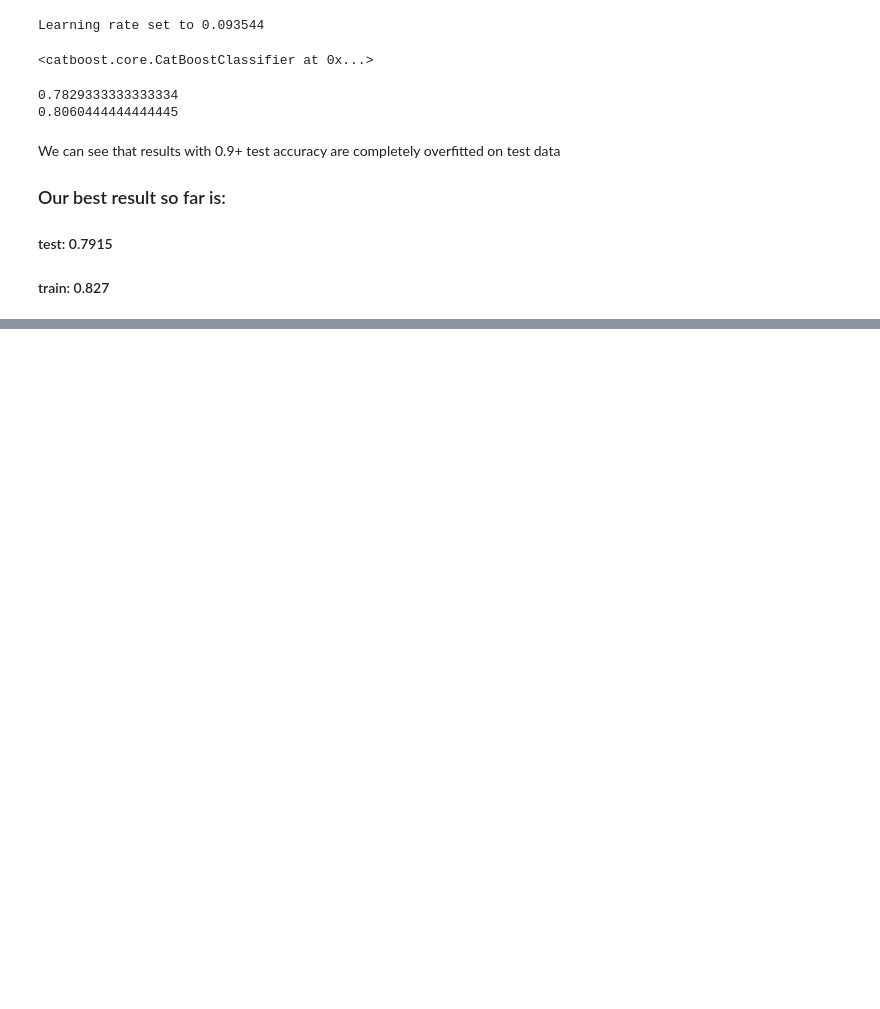
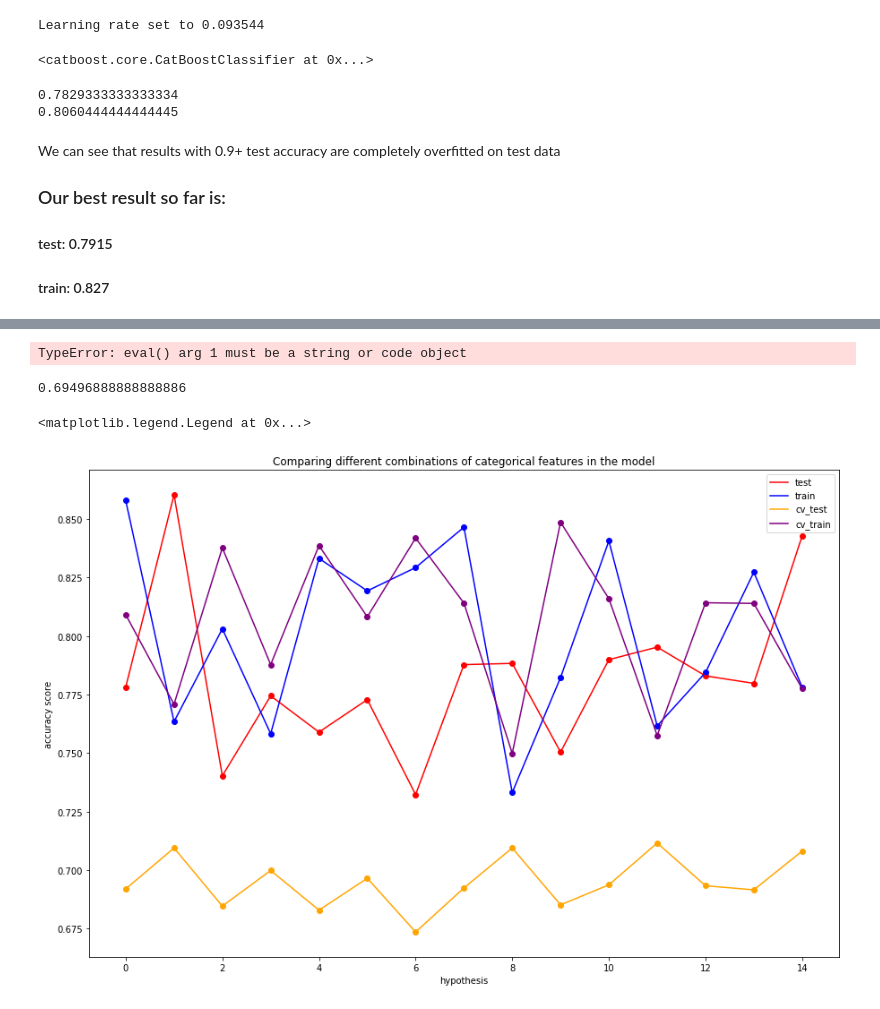
Before and after one commit to Aqice/Boxing-binary-classification-problem, a Jupyter notebook: Boxing.ipynb, the cells around one changed output, grey strips where cells are left out. Cells and saved outputs as stored; diff of their text form; code cells hidden in the pictures; blank space fills up the shorter version.

```diff
--- a/Boxing.ipynb
+++ b/Boxing.ipynb
@@ -920,0 +1040,28 @@ We can see that results with 0.9+ test accuracy are completely overfitted on tes
+# %%
+for hyp in tqdm_notebook(itms):
+    cat_f = eval(hyp[0])
+    cat = CatBoostClassifier(eval_metric='Accuracy',
+                     allow_writing_files=False,
+                     verbose=False)
+
+    train_scores = []
+    test_scores = []
+
+    for tr_ind, tst_ind in tqdm_notebook(kfold.split(X, y)):
+        # get split sample
+        x_tr, y_tr = X[tr_ind], y[tr_ind]
+        x_tst, y_tst = X[tst_ind], y[tst_ind]
+
+        cat.fit(x_tr, y_tr, cat_features=cat_f)
+
+        train_score = cat.score(x_tr, y_tr)
+        test_score = cat.score(x_tst, y_tst)
+        train_scores.append(train_score)
+        test_scores.append(test_score)
+
+
+    cv_train = np.mean(train_scores)
+    cv_test = np.mean(test_scores)
+    cat_feature_dict[hyp[0]].extend([cv_test, cv_train])
+# %% [output]
+TypeError: eval() arg 1 must be a string or code object
@@ -920,0 +1073,24 @@ We can see that results with 0.9+ test accuracy are completely overfitted on tes
+# %%
+scores = np.array(map(lambda x: x[1], filter(lambda x: len(x[1])>2, cat_feature_dict.items())))
+# %%
+np.mean(scores[:, 2])
+# %% [output]
+0.69496888888888886
+# %%
+fig, ax = plt.subplots(figsize=(15, 10))
+ax.plot(range(len(scores)), scores[:, 0], color='red', label='test')
+ax.plot(range(len(scores)), scores[:, 1], color='blue', label='train')
+ax.plot(range(len(scores)), scores[:, 2], color='orange', label='cv_test')
+ax.plot(range(len(scores)), scores[:, 3], color='purple', label='cv_train')
+ax.scatter(range(len(scores)), scores[:, 0], color='red')
+ax.scatter(range(len(scores)), scores[:, 1], color='blue')
+ax.scatter(range(len(scores)), scores[:, 2], color='orange')
+ax.scatter(range(len(scores)), scores[:, 3], color='purple')
+
+ax.set_xlabel('hypothesis')
+ax.set_ylabel('accuracy score')
+ax.set_title('Comparing different combinations of categorical features in the model')
+ax.legend()
+# %% [output]
+<matplotlib.legend.Legend at 0x...>
+[figure, added]
```
Also changed, not shown: parts of 23 cells of this notebook.
